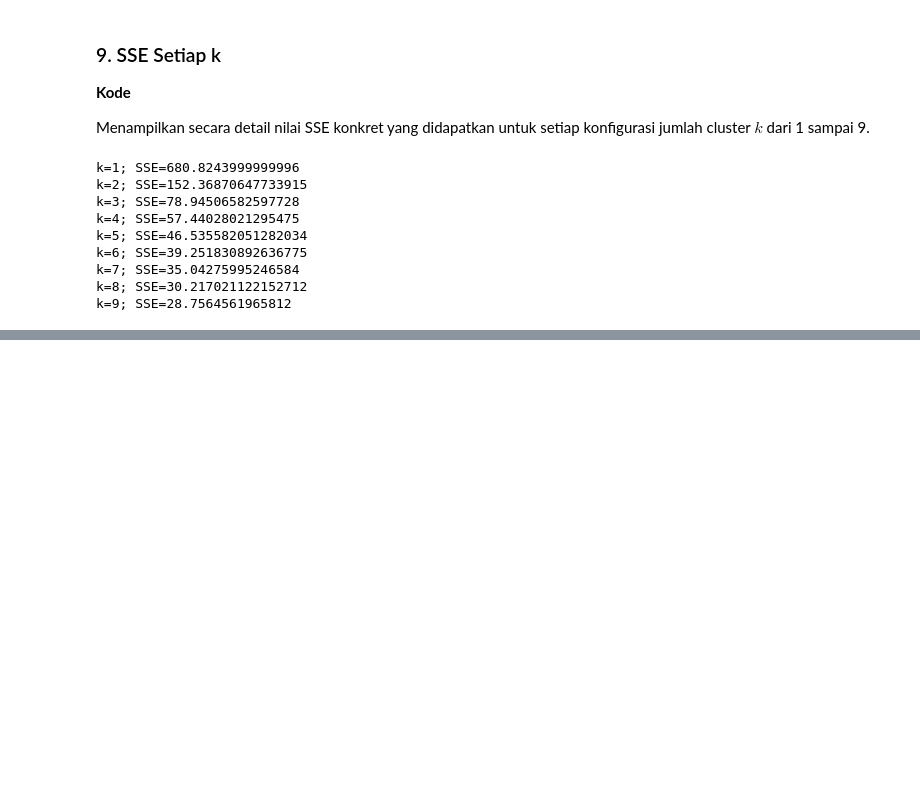
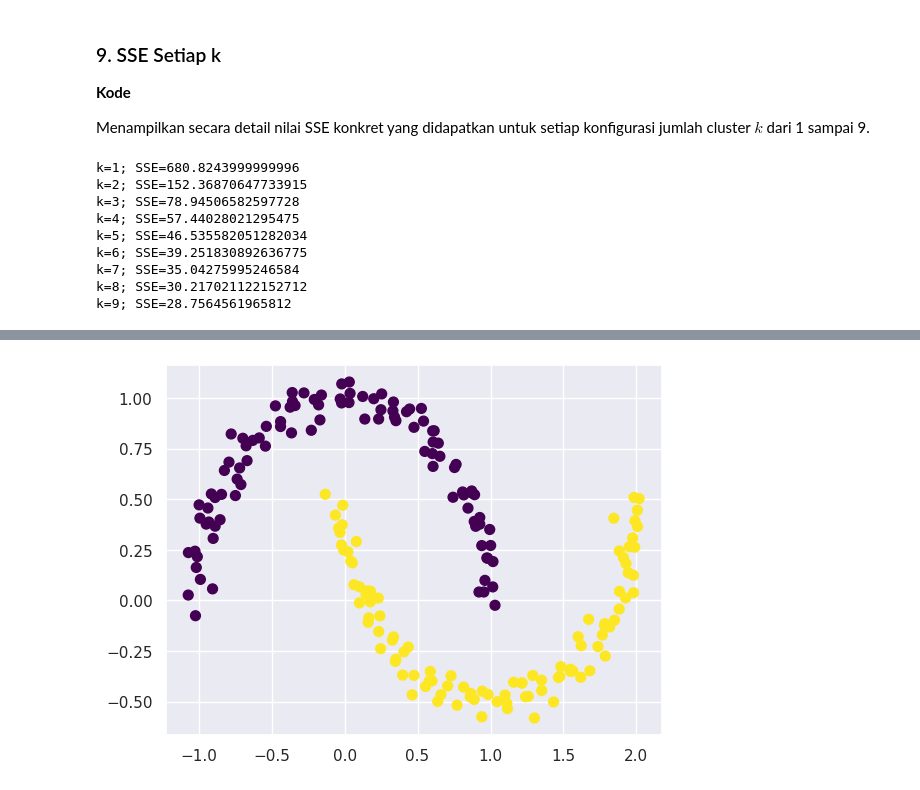
Before and after one commit to Yahya1805/machine-learning_2026, a Jupyter notebook: ML_JS04_10.ipynb, the cells around one changed output, grey strips where cells are left out. Saved outputs shown, nothing was run; the diff lists cells and outputs as text; code cells hidden in the pictures; blank space fills up the shorter version.

```diff
--- a/ML_JS04_10.ipynb
+++ b/ML_JS04_10.ipynb
@@ -177,0 +258,22 @@ k=9; SSE=28.7564561965812
+# %%
+from sklearn.cluster import SpectralClustering
+
+model = SpectralClustering(
+    n_clusters=2,
+    affinity='nearest_neighbors',
+    assign_labels='kmeans'
+)
+
+labels = model.fit_predict(X_moons)
+
+plt.scatter(
+    X_moons[:, 0],
+    X_moons[:, 1],
+    c=labels,
+    s=50,
+    cmap='viridis'
+)
+
+plt.show()
+# %% [output]
+[figure, added]
```
Also changed, not shown: parts of 67 cells of this notebook.
